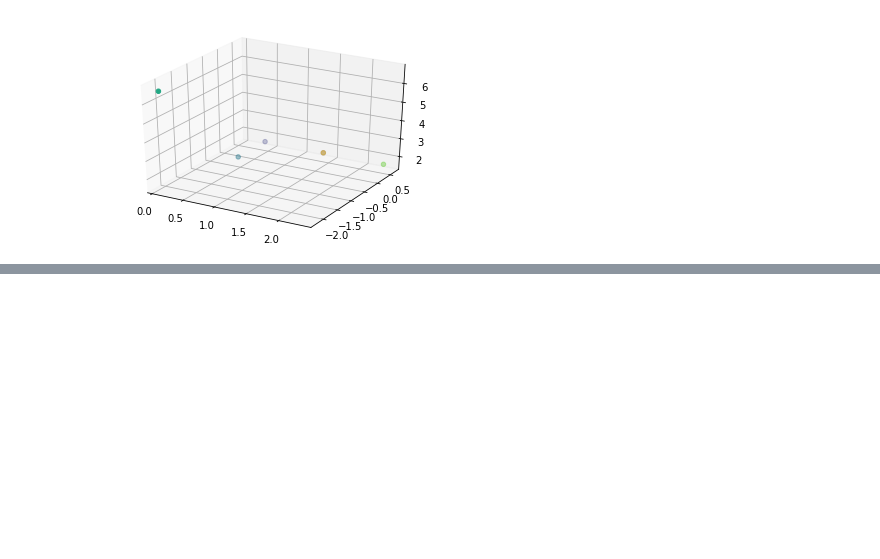
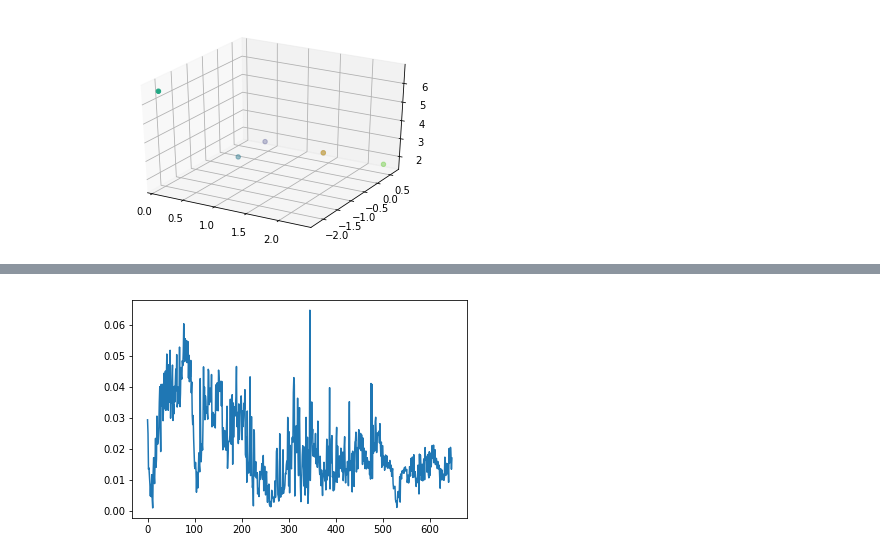
Before and after one commit to akhiaji/VisualOdometry, a Jupyter notebook: VO Testing.ipynb, the cells around one changed output, grey strips where cells are left out. Cells and saved outputs as stored; diff of their text form; code cells hidden in the pictures; blank space fills up the shorter version.

Commit message:
debugging and error

```diff
--- a/VO Testing.ipynb
+++ b/VO Testing.ipynb
@@ -542,0 +446,2 @@ plt.show()
+# %%
+e,es = errorPerStep(output_data,"./rgbd_dataset_freiburg1_floor/groundtruth.txt", False)
@@ -542,0 +460,5 @@ plt.show()
+# %%
+plt.plot(range(len(e)), e)
+plt.savefig("error_accum")
+# %% [output]
+[figure, added]
```
Also changed, not shown: parts of 29 cells of this notebook, 4 other files.
